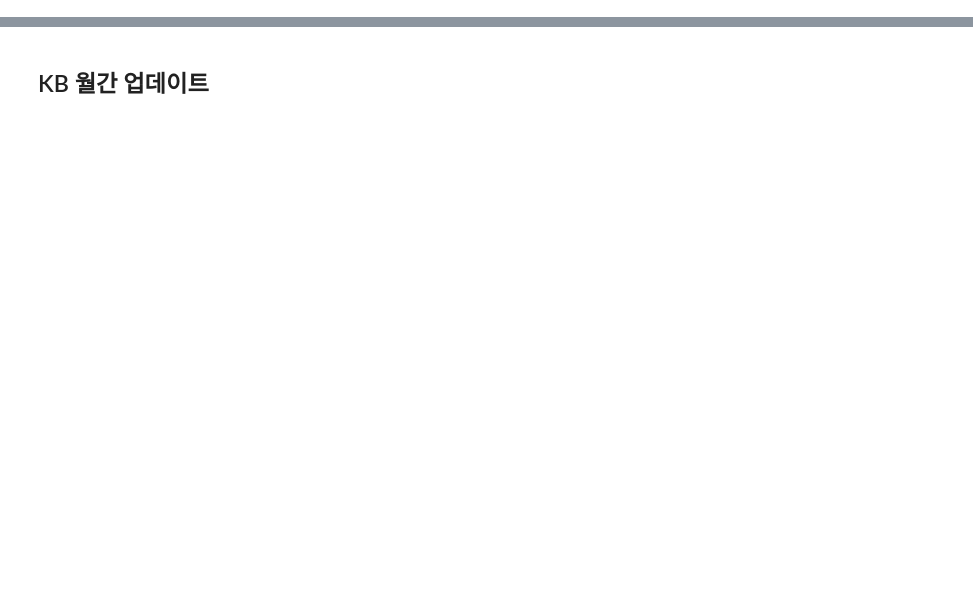
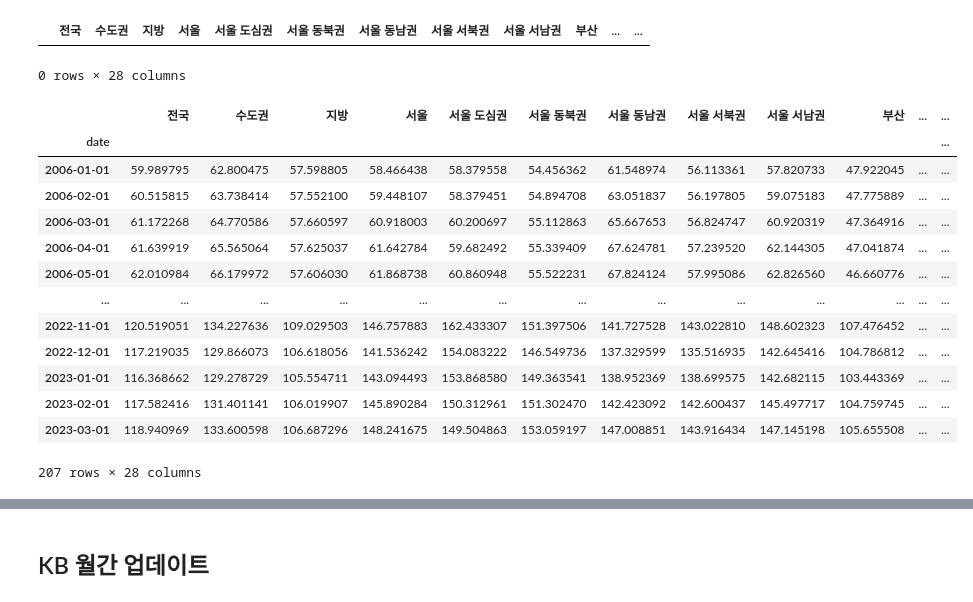
Before and after one commit to sizipusx/fundamental, a Jupyter notebook: jupyterlab/월간 부동산 업데이트.ipynb, the cells around one changed output, grey strips where cells are left out. Cells and saved outputs as stored; diff of their text form; code cells hidden in the pictures; blank space fills up the shorter version.

```diff
--- a/jupyterlab/월간 부동산 업데이트.ipynb
+++ b/jupyterlab/월간 부동산 업데이트.ipynb
@@ -4,7 +4,7 @@ import json
 import os
 import sqlite3
 # %%
-path = 'https://github.com/sizipusx/fundamental/blob/d9dd84a66e6956f4ede4c4fd60c208c2b1f04f28/files/header.xlsx?raw=true'
+path = 'https://github.com/sizipusx/fundamental/blob/528197b3e7aa13094500e287f26600d5a2e92bd7/files/header.xlsx?raw=true'
 header_excel = pd.ExcelFile(path)
 # %%
 import sqlite3
@@ -18,0 +21,7 @@ service_key = 'ODM4YzliY2U3M2ZlMGNiY2VhNjYxYWRmZGRlOTM5M2M='
+# %%
+# 연결 1
+file_path = "C://Users/sizip/OneDriveData/개인/data/부동산 기본 파일/23.3월 공동주택 실거래가격지수 통계표.xlsm"
+r_dict = pd.ExcelFile(file_path)
+rm_df = r_dict.parse('매매_아파트', skiprows=2, index_col=0)
+rj_df = r_dict.parse('전세_아파트', skiprows=2, index_col=0)
+rj_df
@@ -18,0 +42,27 @@ service_key = 'ODM4YzliY2U3M2ZlMGNiY2VhNjYxYWRmZGRlOTM5M2M='
+# %%
+header = header_excel.parse('real')
+header
+# %% [output]
+|  | 전국 | 수도권 | 지방 | 서울 | 서울 도심권 | 서울 동북권 | 서울 동남권 | 서울 서북권 | 서울 서남권 | 부산 | ... | ... |
+0 rows × 28 columns
+# %%
+rm_df.index.name="date"
+rj_df.index.name="date"
+rm_df.columns = header.columns
+rj_df.columns = header.columns
+rm_df
+# %% [output]
+|  | 전국 | 수도권 | 지방 | 서울 | 서울 도심권 | 서울 동북권 | 서울 동남권 | 서울 서북권 | 서울 서남권 | 부산 | ... | ... |
+| date |  |  |  |  |  |  |  |  |  |  |  | ... |
+| 2006-01-01 | 59.989795 | 62.800475 | 57.598805 | 58.466438 | 58.379558 | 54.456362 | 61.548974 | 56.113361 | 57.820733 | 47.922045 | ... | ... |
+| 2006-02-01 | 60.515815 | 63.738414 | 57.552100 | 59.448107 | 58.379451 | 54.894708 | 63.051837 | 56.197805 | 59.075183 | 47.775889 | ... | ... |
+| 2006-03-01 | 61.172268 | 64.770586 | 57.660597 | 60.918003 | 60.200697 | 55.112863 | 65.667653 | 56.824747 | 60.920319 | 47.364916 | ... | ... |
+| 2006-04-01 | 61.639919 | 65.565064 | 57.625037 | 61.642784 | 59.682492 | 55.339409 | 67.624781 | 57.239520 | 62.144305 | 47.041874 | ... | ... |
+| 2006-05-01 | 62.010984 | 66.179972 | 57.606030 | 61.868738 | 60.860948 | 55.522231 | 67.824124 | 57.995086 | 62.826560 | 46.660776 | ... | ... |
+| ... | ... | ... | ... | ... | ... | ... | ... | ... | ... | ... | ... | ... |
+| 2022-11-01 | 120.519051 | 134.227636 | 109.029503 | 146.757883 | 162.433307 | 151.397506 | 141.727528 | 143.022810 | 148.602323 | 107.476452 | ... | ... |
+| 2022-12-01 | 117.219035 | 129.866073 | 106.618056 | 141.536242 | 154.083222 | 146.549736 | 137.329599 | 135.516935 | 142.645416 | 104.786812 | ... | ... |
+| 2023-01-01 | 116.368662 | 129.278729 | 105.554711 | 143.094493 | 153.868580 | 149.363541 | 138.952369 | 138.699575 | 142.682115 | 103.443369 | ... | ... |
+| 2023-02-01 | 117.582416 | 131.401141 | 106.019907 | 145.890284 | 150.312961 | 151.302470 | 142.423092 | 142.600437 | 145.497717 | 104.759745 | ... | ... |
+| 2023-03-01 | 118.940969 | 133.600598 | 106.687296 | 148.241675 | 149.504863 | 153.059197 | 147.008851 | 143.916434 | 147.145198 | 105.655508 | ... | ... |
+207 rows × 28 columns
```
Also changed, not shown: parts of 5 cells of this notebook.
